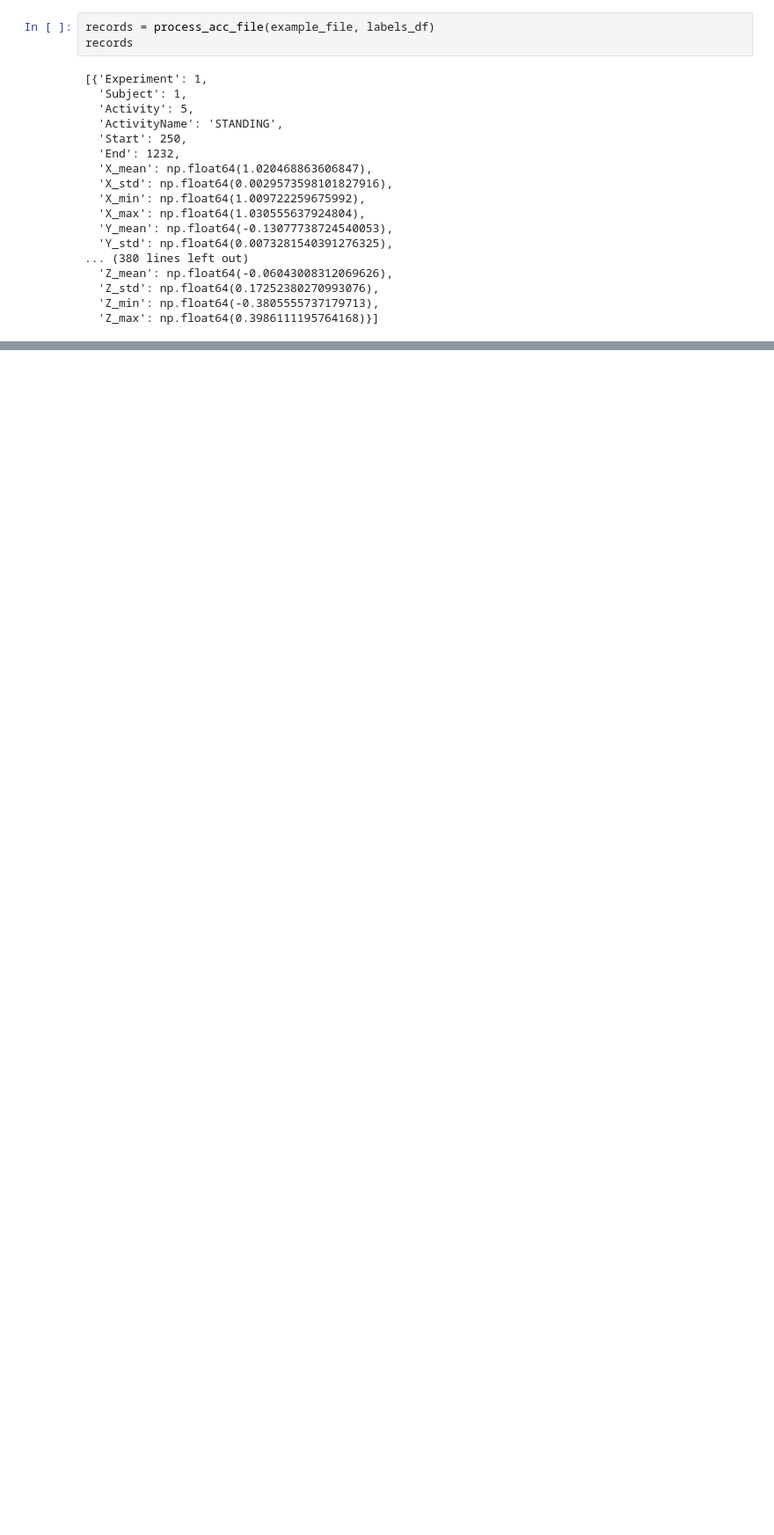
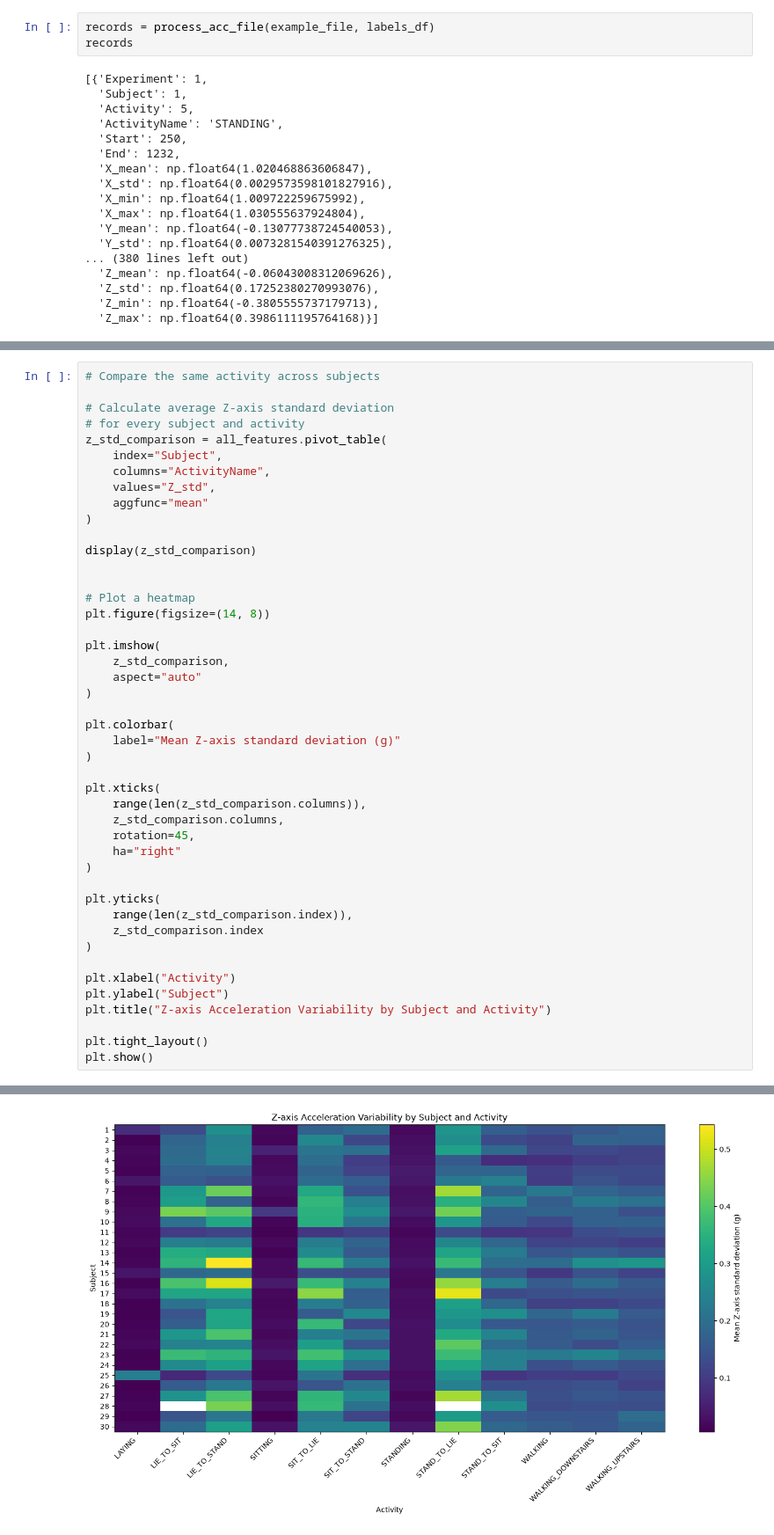
Before and after one commit to RajarshiRay25/Decision-Support-Ex3, a Jupyter notebook: EX3.ipynb, the cells around one changed output, grey strips where cells are left out. Shown at 88% size. Drawn from its saved outputs; the diff is of its cells as text; blank space fills up the shorter version.

```diff
--- a/EX3.ipynb
+++ b/EX3.ipynb
@@ -327,0 +627,46 @@ records
+# %%
+# Compare the same activity across subjects
+
+# Calculate average Z-axis standard deviation
+# for every subject and activity
+z_std_comparison = all_features.pivot_table(
+    index="Subject",
+    columns="ActivityName",
+    values="Z_std",
+    aggfunc="mean"
+)
+
+display(z_std_comparison)
+
+
+# Plot a heatmap
+plt.figure(figsize=(14, 8))
+
+plt.imshow(
+    z_std_comparison,
+    aspect="auto"
+)
+
+plt.colorbar(
+    label="Mean Z-axis standard deviation (g)"
+)
+
+plt.xticks(
+    range(len(z_std_comparison.columns)),
+    z_std_comparison.columns,
+    rotation=45,
+    ha="right"
+)
+
+plt.yticks(
+    range(len(z_std_comparison.index)),
+    z_std_comparison.index
+)
+
+plt.xlabel("Activity")
+plt.ylabel("Subject")
+plt.title("Z-axis Acceleration Variability by Subject and Activity")
+
+plt.tight_layout()
+plt.show()
+# %% [output]
@@ -327,0 +691 @@ records
+[figure, added]
```
Also changed, not shown: parts of 12 cells of this notebook.
